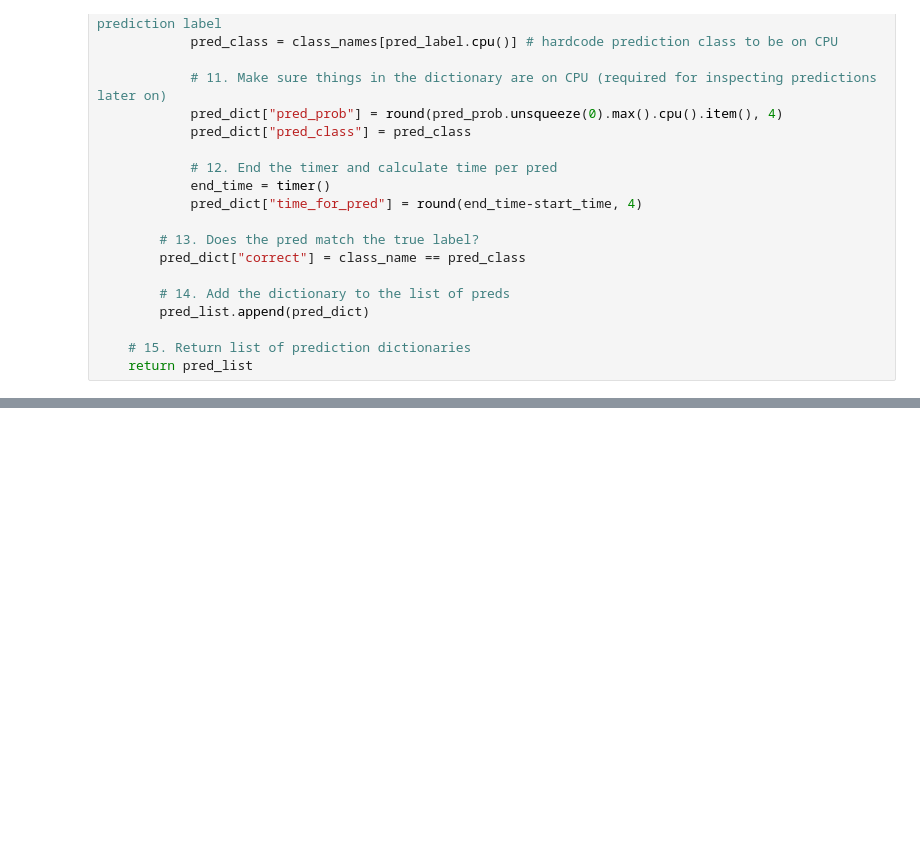
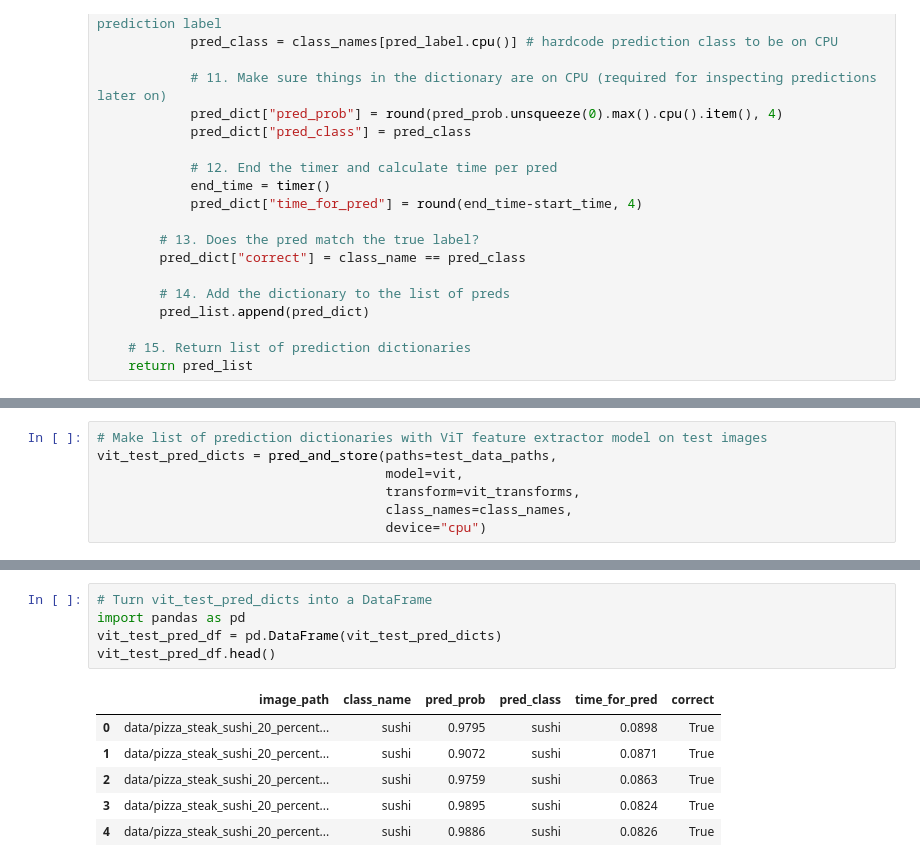
Before and after one commit to matthew-alexander-love/PyTorch-Learning, a Jupyter notebook: deployment.ipynb, the cells around one changed output, grey strips where cells are left out. Cells and saved outputs as stored; diff of their text form; blank space fills up the shorter version.

```diff
--- a/deployment.ipynb
+++ b/deployment.ipynb
@@ -391,0 +462,7 @@ def pred_and_store(paths: List[pathlib.Path],
+# %%
+# Make list of prediction dictionaries with ViT feature extractor model on test images
+vit_test_pred_dicts = pred_and_store(paths=test_data_paths,
+                                     model=vit,
+                                     transform=vit_transforms,
+                                     class_names=class_names,
+                                     device="cpu")
@@ -391,0 +485,12 @@ def pred_and_store(paths: List[pathlib.Path],
+# %%
+# Turn vit_test_pred_dicts into a DataFrame
+import pandas as pd
+vit_test_pred_df = pd.DataFrame(vit_test_pred_dicts)
+vit_test_pred_df.head()
+# %% [output]
+|  | image_path | class_name | pred_prob | pred_class | time_for_pred | correct |
+| 0 | data/pizza_steak_sushi_20_percent... | sushi | 0.9795 | sushi | 0.0898 | True |
+| 1 | data/pizza_steak_sushi_20_percent... | sushi | 0.9072 | sushi | 0.0871 | True |
+| 2 | data/pizza_steak_sushi_20_percent... | sushi | 0.9759 | sushi | 0.0863 | True |
+| 3 | data/pizza_steak_sushi_20_percent... | sushi | 0.9895 | sushi | 0.0824 | True |
+| 4 | data/pizza_steak_sushi_20_percent... | sushi | 0.9886 | sushi | 0.0826 | True |
```
Also changed, not shown: parts of 55 cells of this notebook, 1 other file.
